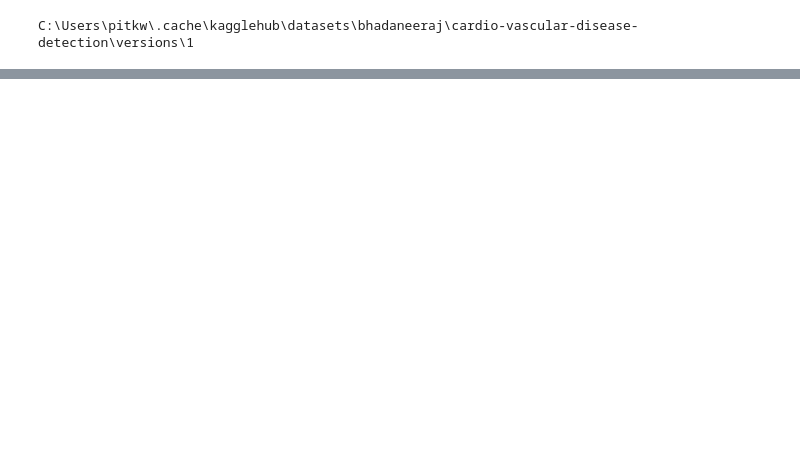
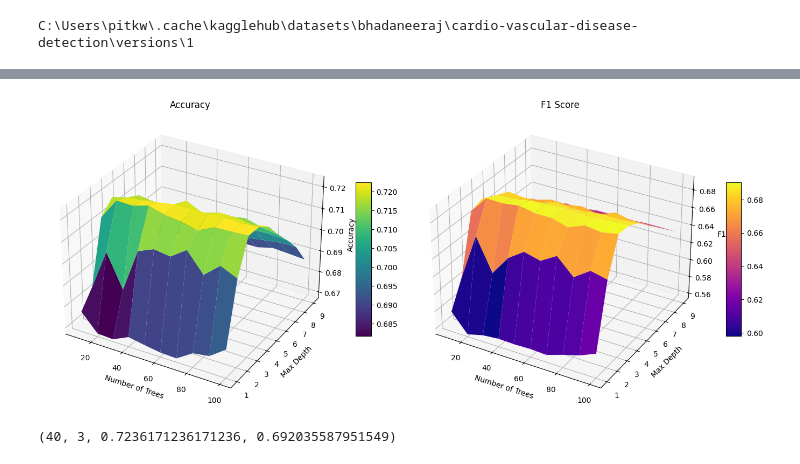
Before and after one commit to pitkwiecien/MachineLearning, a Jupyter notebook: RegressionAndClassification/RandomForest.ipynb, the cells around one changed output, grey strips where cells are left out. Drawn from its saved outputs; the diff is of its cells as text; code cells hidden in the pictures; blank space fills up the shorter version.

```diff
--- a/RegressionAndClassification/RandomForest.ipynb
+++ b/RegressionAndClassification/RandomForest.ipynb
@@ -333,6 +333,7 @@ F1: 97.57896868729414 %
 # %%
-from typing import Iterable
+from typing import Iterable, Sequence
 import matplotlib.pyplot as plt
+
 
 def grid_test(
     n_trees_range: Iterable[int],
@@ -342,10 +343,16 @@ def grid_test(
     test_size: float = 0.3,
     compare_to_builtin: bool = False
 ) -> list[tuple[int, int, float, float]]:
+
     results: list[tuple[int, int, float, float]] = []
 
-    for n_trees in tqdm(n_trees_range, desc = f"n_trees analysis", position=0):
-        for max_depth in tqdm(max_depth_range, desc = f"max_depth analysis", position=1, leave=False):
+    outer = tqdm(n_trees_range, desc="n_trees analysis", position=0)
+
+    for n_trees in outer:
+        inner = tqdm(max_depth_range, desc=f"max_depth (trees={n_trees})",
+                     position=1, leave=False)
+
+        for max_depth in inner:
             res = perform_test(
                 n_trees,
                 max_depth,
@@ -360,7 +367,8 @@ def grid_test(
 
     return results
 
-def unpack_results(results: list[tuple[int, int, float, float]]) -> tuple[npt.NDArray[np.int_], npt.NDArray[np.int_], npt.NDArray[np.float64], npt.NDArray[np.float64]]:
+
+def unpack_results(results: list[tuple[int, int, float, float]]):
     n_trees = np.array([r[0] for r in results])
     max_depth = np.array([r[1] for r in results])
     accuracy = np.array([r[2] for r in results])
@@ -369,21 +377,20 @@ def unpack_results(results: list[tuple[int, int, float, float]]) -> tuple[npt.ND
     return n_trees, max_depth, accuracy, f1
 
 
-def plot_surfaces(results: list[tuple[int, int, float, float]]) -> None:
+def plot_surfaces(results):
+
     n_trees, max_depth, accuracy, f1 = unpack_results(results)
 
-    # unique sorted axes
     trees_unique = np.unique(n_trees)
     depth_unique = np.unique(max_depth)
 
-    X, Y = np.meshgrid(trees_unique, depth_unique)
+    X, Y = np.meshgrid(trees_unique, depth_unique, indexing="ij")
 
-    Z_acc = accuracy.reshape(len(depth_unique), len(trees_unique))
-    Z_f1 = f1.reshape(len(depth_unique), len(trees_unique))
+    Z_acc = accuracy.reshape(len(trees_unique), len(depth_unique))
+    Z_f1 = f1.reshape(len(trees_unique), len(depth_unique))
 
     fig = plt.figure(figsize=(14, 6))
 
-    # ---- Accuracy plot ----
     ax1 = fig.add_subplot(121, projection='3d')
     surf1 = ax1.plot_surface(X, Y, Z_acc, cmap='viridis')
 
@@ -394,7 +401,6 @@ def plot_surfaces(results: list[tuple[int, int, float, float]]) -> None:
 
     fig.colorbar(surf1, ax=ax1, shrink=0.5, aspect=10)
 
-    # ---- F1 plot ----
     ax2 = fig.add_subplot(122, projection='3d')
     surf2 = ax2.plot_surface(X, Y, Z_f1, cmap='plasma')
 
@@ -407,11 +413,22 @@ def plot_surfaces(results: list[tuple[int, int, float, float]]) -> None:
 
     plt.tight_layout()
     plt.show()
+
+
+def get_best_result(
+    results: Sequence[tuple[int, int, float, float]]
+) -> tuple[int, int, float, float]:
+    return max(results, key=lambda r: r[2])
 # %%
 results = grid_test(
     n_trees_range=range(10, 101, 10),
-    max_depth_range=range(2, 6, 1),
-    num_features=5
+    max_depth_range=range(1, 10, 1),
+    num_features=4
 )
 
 plot_surfaces(results)
+best = get_best_result(results)
+print(best)
+# %% [output]
+[figure, added]
+(40, 3, 0.7236171236171236, 0.692035587951549)
```
Also changed, not shown: parts of 1 cell of this notebook.
